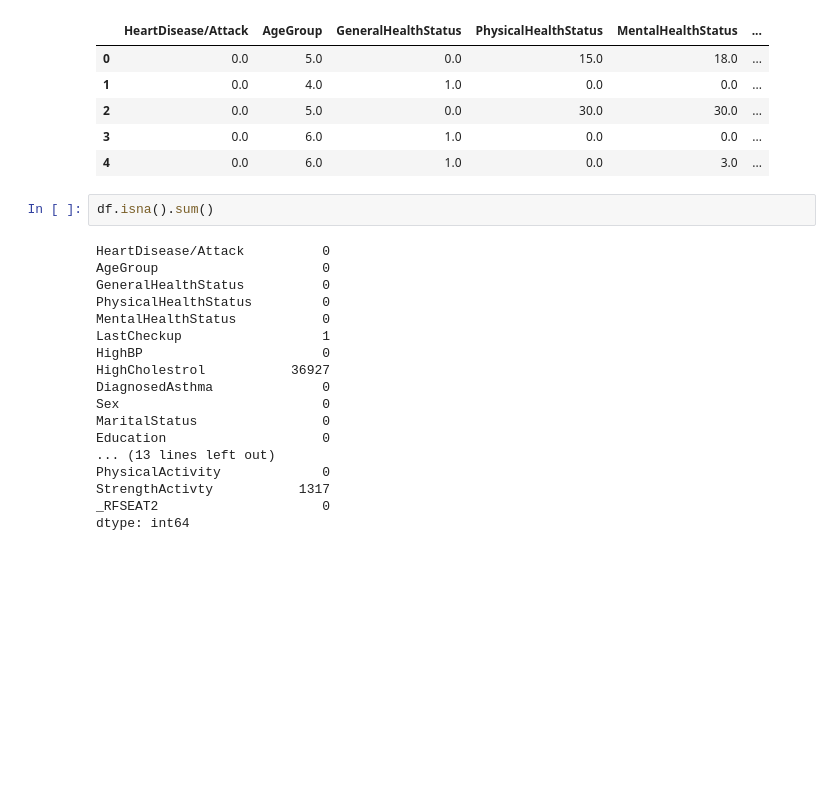
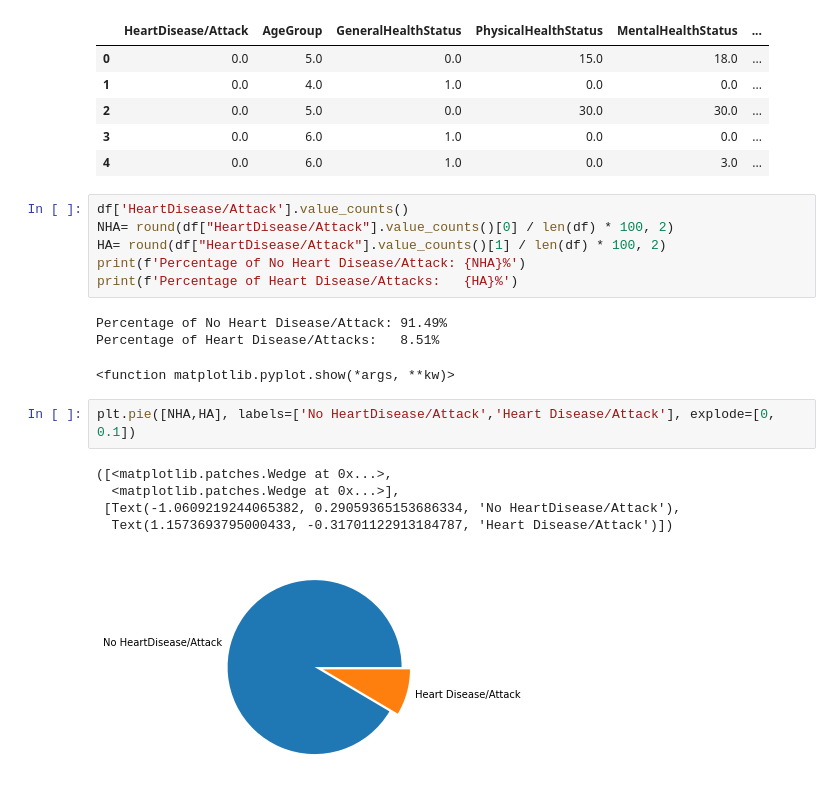
Before and after one commit to A-Refaie/DS_project, a Jupyter notebook: HD_analysis.ipynb, the cells around one changed output. Cells and saved outputs as stored; diff of their text form; blank space fills up the shorter version.

```diff
--- a/HD_analysis.ipynb
+++ b/HD_analysis.ipynb
@@ -14,23 +17,21 @@ df.head()
 | 2 | 0.0 | 5.0 | 0.0 | 30.0 | 30.0 | ... |
 | 3 | 0.0 | 6.0 | 1.0 | 0.0 | 0.0 | ... |
 | 4 | 0.0 | 6.0 | 1.0 | 0.0 | 3.0 | ... |
-# %%
-df.isna().sum()
-# %% [output]
-HeartDisease/Attack          0
-AgeGroup                     0
-GeneralHealthStatus          0
-PhysicalHealthStatus         0
-MentalHealthStatus           0
-LastCheckup                  1
-HighBP                       0
-HighCholestrol           36927
-DiagnosedAsthma              0
-Sex                          0
-MaritalStatus                0
-Education                    0
-... (13 lines left out)
-PhysicalActivity             0
-StrengthActivty           1317
-_RFSEAT2                     0
-dtype: int64
+# %%
+df['HeartDisease/Attack'].value_counts()
+NHA= round(df["HeartDisease/Attack"].value_counts()[0] / len(df) * 100, 2)
+HA= round(df["HeartDisease/Attack"].value_counts()[1] / len(df) * 100, 2)
+print(f'Percentage of No Heart Disease/Attack: {NHA}%')
+print(f'Percentage of Heart Disease/Attacks:   {HA}%')
+# %% [output]
+Percentage of No Heart Disease/Attack: 91.49%
+Percentage of Heart Disease/Attacks:   8.51%
+<function matplotlib.pyplot.show(*args, **kw)>
+# %%
+plt.pie([NHA,HA], labels=['No HeartDisease/Attack','Heart Disease/Attack'], explode=[0, 0.1])
+# %% [output]
+([<matplotlib.patches.Wedge at 0x...>,
+  <matplotlib.patches.Wedge at 0x...>],
+ [Text(-1.0609219244065382, 0.29059365153686334, 'No HeartDisease/Attack'),
+  Text(1.1573693795000433, -0.31701122913184787, 'Heart Disease/Attack')])
+[figure, added]
```
Also changed, not shown: parts of 2 cells of this notebook.
